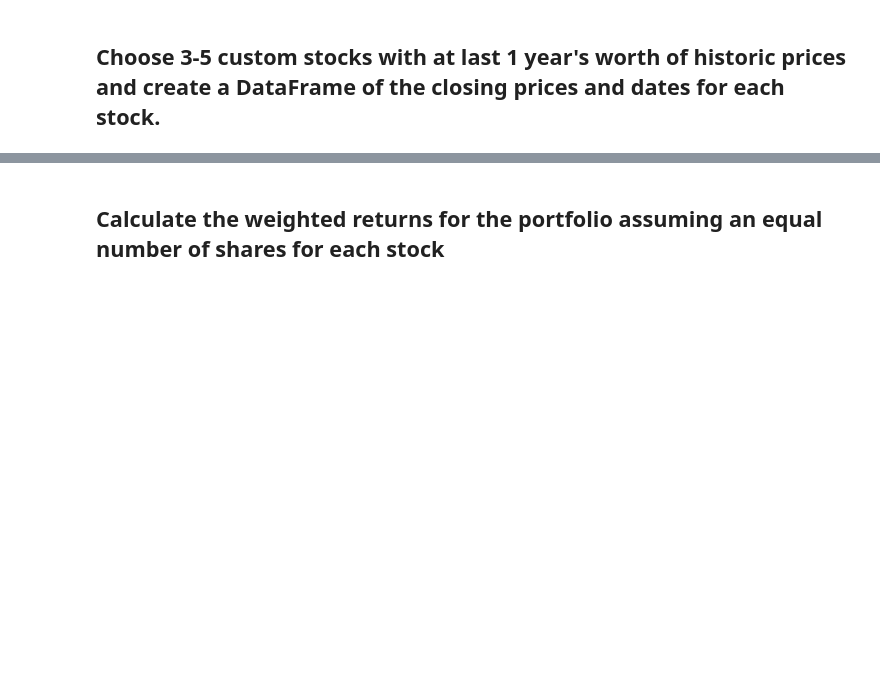
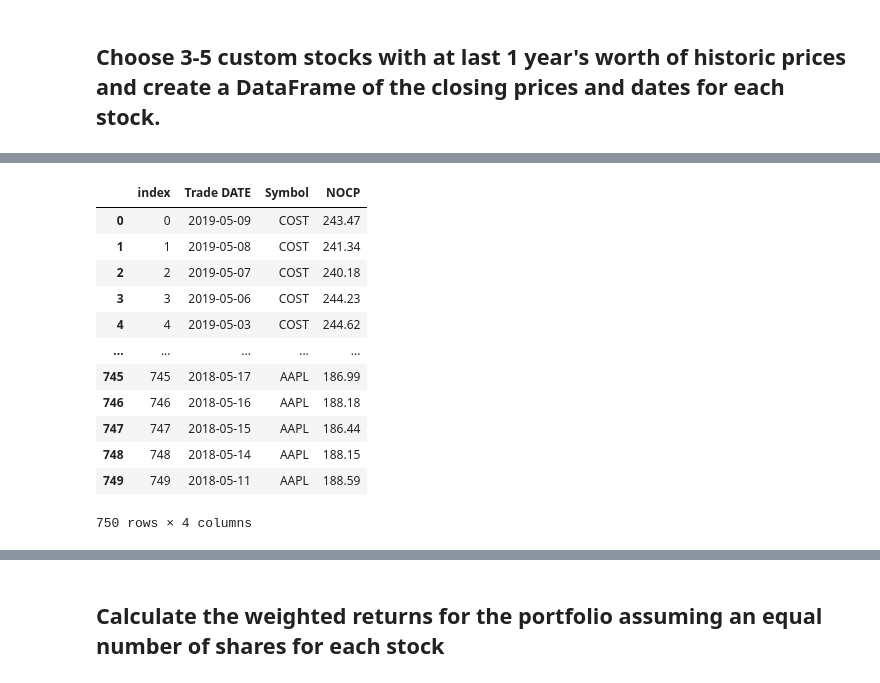
Before and after one commit to kimrodriguezFINTECH/AWHALE, a Jupyter notebook: whale_analysis.ipynb, the cells around one changed output, grey strips where cells are left out. Drawn from its saved outputs; the diff is of its cells as text; code cells hidden in the pictures; blank space fills up the shorter version.

```diff
--- a/whale_analysis.ipynb
+++ b/whale_analysis.ipynb
@@ -483,9 +483,14 @@ In this section, you will build your own portfolio of stocks, calculate the retu
 ## Choose 3-5 custom stocks with at last 1 year's worth of historic prices and create a DataFrame of the closing prices and dates for each stock.
 # %%
 # Reading data from 1st stock
+costco = pd.read_csv("./Resources/cost_historical.csv", index_col="Trade DATE", infer_datetime_format=True, parse_dates=True)
 # %%
 # Reading data from 2nd stock
+google = pd.read_csv("./Resources/goog_historical.csv", index_col="Trade DATE", infer_datetime_format=True, parse_dates=True)
 # %%
 # Reading data from 3rd stock
+apple = pd.read_csv("./Resources/aapl_historical.csv", index_col="Trade DATE", infer_datetime_format=True, parse_dates=True)
 # %%
 # Combine all stocks in a single DataFrame
+stocks = pd.concat([costco,google,apple], axis="rows", join="inner")
+stocks.head()
@@ -492,4 +505,20 @@ In this section, you will build your own portfolio of stocks, calculate the retu
 # %%
 # Reset Date index
+stocks = stocks.reset_index()
+stocks
+# %% [output]
+|  | index | Trade DATE | Symbol | NOCP |
+| 0 | 0 | 2019-05-09 | COST | 243.47 |
+| 1 | 1 | 2019-05-08 | COST | 241.34 |
+| 2 | 2 | 2019-05-07 | COST | 240.18 |
+| 3 | 3 | 2019-05-06 | COST | 244.23 |
+| 4 | 4 | 2019-05-03 | COST | 244.62 |
+| ... | ... | ... | ... | ... |
+| 745 | 745 | 2018-05-17 | AAPL | 186.99 |
+| 746 | 746 | 2018-05-16 | AAPL | 188.18 |
+| 747 | 747 | 2018-05-15 | AAPL | 186.44 |
+| 748 | 748 | 2018-05-14 | AAPL | 188.15 |
+| 749 | 749 | 2018-05-11 | AAPL | 188.59 |
+750 rows × 4 columns
 # %%
 # Reorganize portfolio data by having a column per symbol
```
Also changed, not shown: parts of 3 cells of this notebook.
